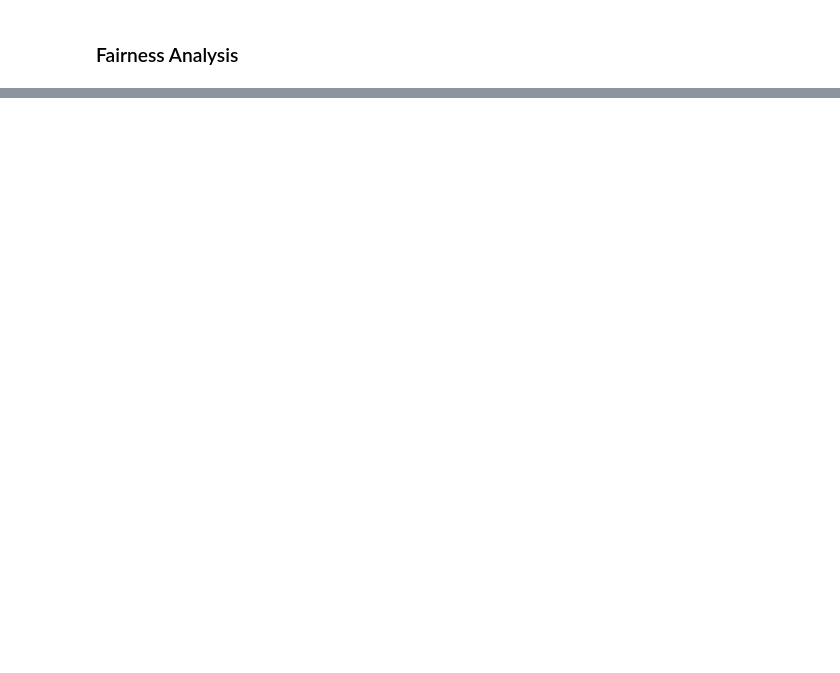
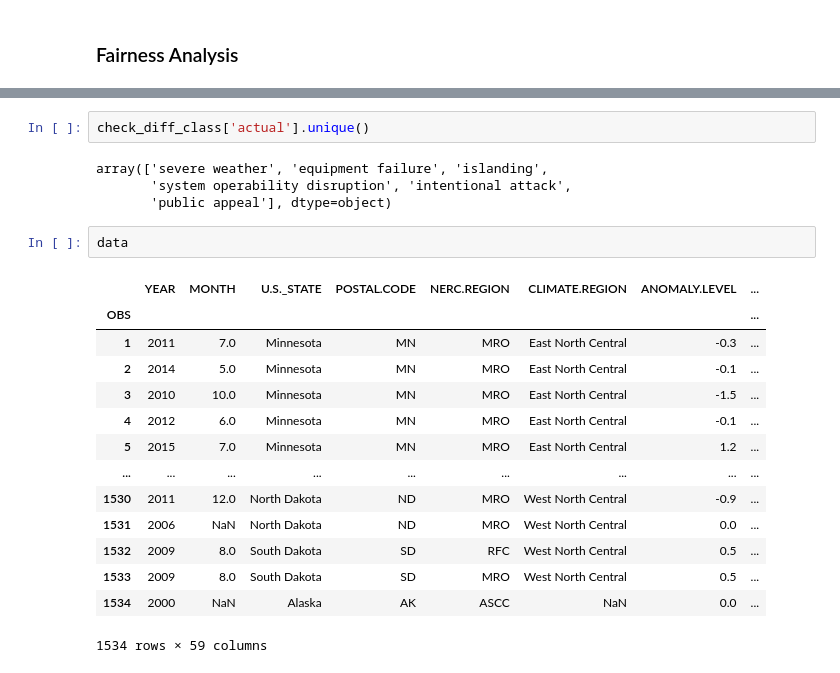
Before and after one commit to CodingKomodo/power_out_model, a Jupyter notebook: template.ipynb, the cells around one changed output, grey strips where cells are left out. Saved outputs shown, nothing was run; the diff lists cells and outputs as text; blank space fills up the shorter version.

```diff
--- a/template.ipynb
+++ b/template.ipynb
@@ -183,0 +229,23 @@ accuracy_score(y_test, prediction)
+# %%
+check_diff_class['actual'].unique()
+# %% [output]
+array(['severe weather', 'equipment failure', 'islanding',
+       'system operability disruption', 'intentional attack',
+       'public appeal'], dtype=object)
+# %%
+data
+# %% [output]
+|  | YEAR | MONTH | U.S._STATE | POSTAL.CODE | NERC.REGION | CLIMATE.REGION | ANOMALY.LEVEL | ... |
+| OBS |  |  |  |  |  |  |  | ... |
+| 1 | 2011 | 7.0 | Minnesota | MN | MRO | East North Central | -0.3 | ... |
+| 2 | 2014 | 5.0 | Minnesota | MN | MRO | East North Central | -0.1 | ... |
+| 3 | 2010 | 10.0 | Minnesota | MN | MRO | East North Central | -1.5 | ... |
+| 4 | 2012 | 6.0 | Minnesota | MN | MRO | East North Central | -0.1 | ... |
+| 5 | 2015 | 7.0 | Minnesota | MN | MRO | East North Central | 1.2 | ... |
+| ... | ... | ... | ... | ... | ... | ... | ... | ... |
+| 1530 | 2011 | 12.0 | North Dakota | ND | MRO | West North Central | -0.9 | ... |
+| 1531 | 2006 | NaN | North Dakota | ND | MRO | West North Central | 0.0 | ... |
+| 1532 | 2009 | 8.0 | South Dakota | SD | RFC | West North Central | 0.5 | ... |
+| 1533 | 2009 | 8.0 | South Dakota | SD | MRO | West North Central | 0.5 | ... |
+| 1534 | 2000 | NaN | Alaska | AK | ASCC | NaN | 0.0 | ... |
+1534 rows × 59 columns
```
Also changed, not shown: parts of 16 cells of this notebook, 2 other files.
